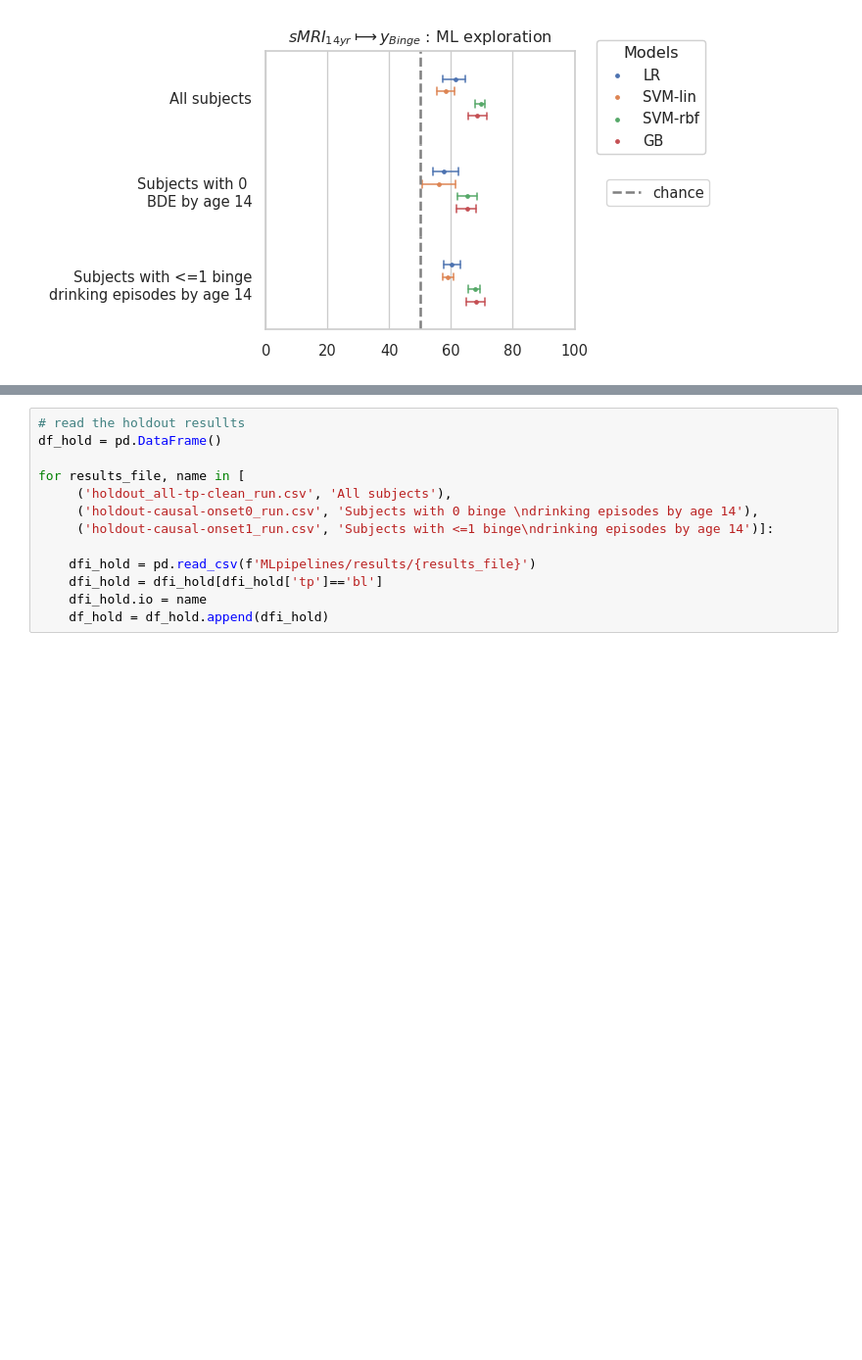
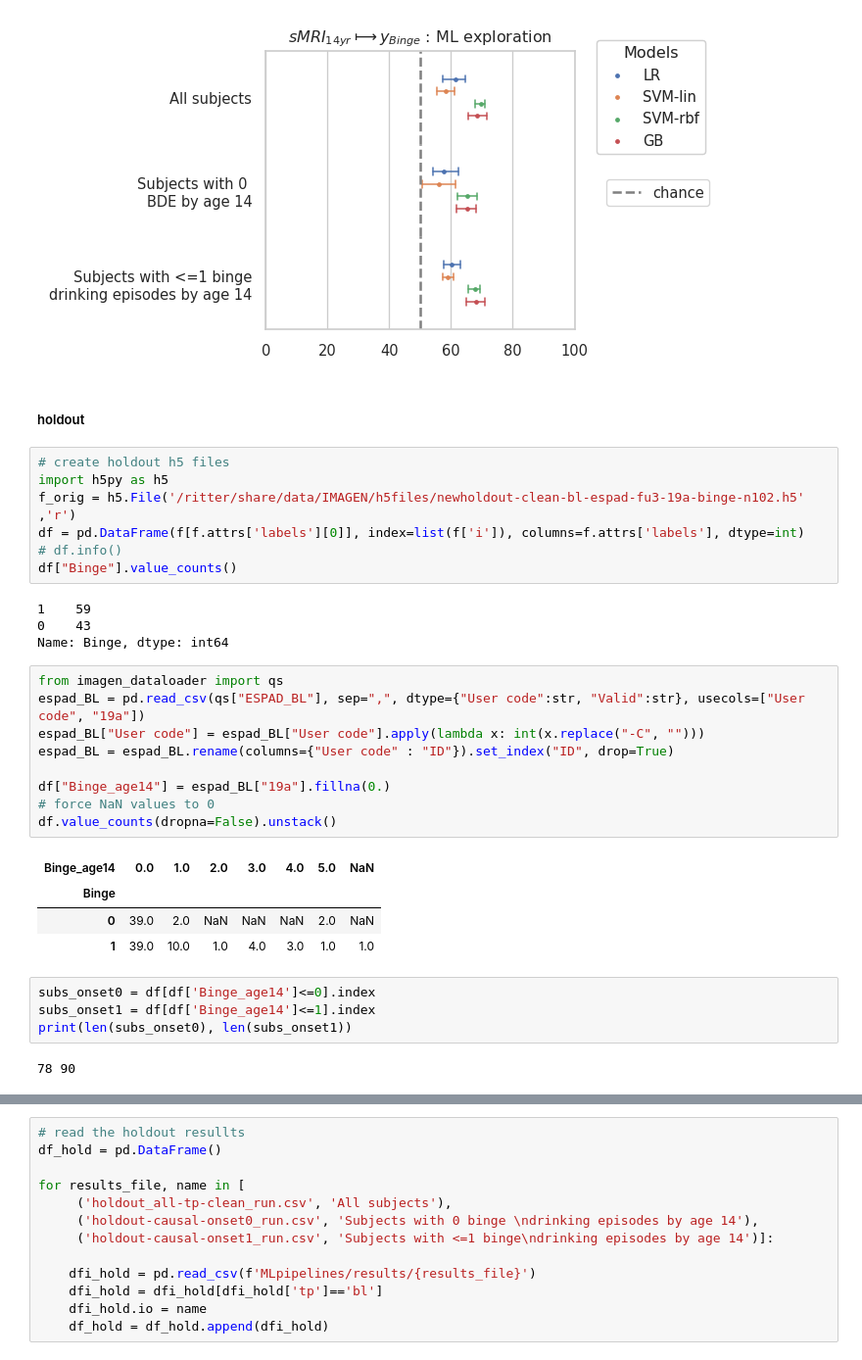
Before and after one commit to RoshanRane/ML_for_IMAGEN, a Jupyter notebook: generate_figures.ipynb, the cells around one changed output, grey strips where cells are left out. Shown at 98% size. Drawn from its saved outputs; the diff is of its cells as text; blank space fills up the shorter version.

```diff
--- a/generate_figures.ipynb
+++ b/generate_figures.ipynb
@@ -1098,3 +1101,36 @@ plt.gca().set_xlabel('')
 plt.savefig('figures/review_2_causal_1.png', dpi=300, bbox_inches='tight', pad_inches=0.1)
 # %% [output]
 [figure]
+# %% [markdown]
+##### holdout
+# %%
+# create holdout h5 files
+import h5py as h5
+f_orig = h5.File('/ritter/share/data/IMAGEN/h5files/newholdout-clean-bl-espad-fu3-19a-binge-n102.h5' ,'r')
+df = pd.DataFrame(f[f.attrs['labels'][0]], index=list(f['i']), columns=f.attrs['labels'], dtype=int)
+# df.info()
+df["Binge"].value_counts()
+# %% [output]
+1    59
+0    43
+Name: Binge, dtype: int64
+# %%
+from imagen_dataloader import qs
+espad_BL = pd.read_csv(qs["ESPAD_BL"], sep=",", dtype={"User code":str, "Valid":str}, usecols=["User code", "19a"])
+espad_BL["User code"] = espad_BL["User code"].apply(lambda x: int(x.replace("-C", "")))
+espad_BL = espad_BL.rename(columns={"User code" : "ID"}).set_index("ID", drop=True)
+
+df["Binge_age14"] = espad_BL["19a"].fillna(0.)
+# force NaN values to 0
+df.value_counts(dropna=False).unstack()
+# %% [output]
+| Binge_age14 | 0.0 | 1.0 | 2.0 | 3.0 | 4.0 | 5.0 | NaN |
+| Binge |  |  |  |  |  |  |  |
+| 0 | 39.0 | 2.0 | NaN | NaN | NaN | 2.0 | NaN |
+| 1 | 39.0 | 10.0 | 1.0 | 4.0 | 3.0 | 1.0 | 1.0 |
+# %%
+subs_onset0 = df[df['Binge_age14']<=0].index
+subs_onset1 = df[df['Binge_age14']<=1].index
+print(len(subs_onset0), len(subs_onset1))
+# %% [output]
+78 90
```
Also changed, not shown: parts of 17 cells of this notebook, 12 other files.
